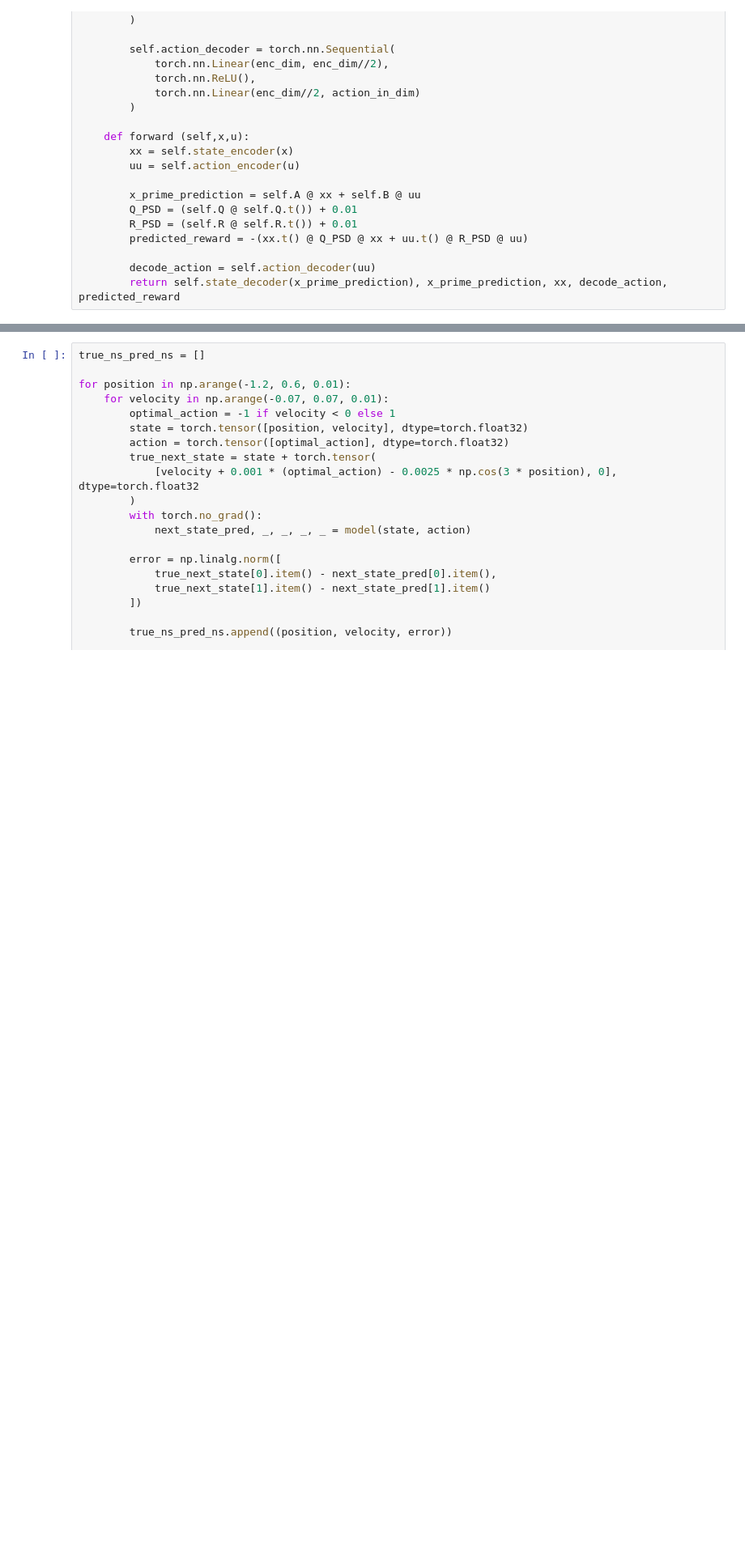
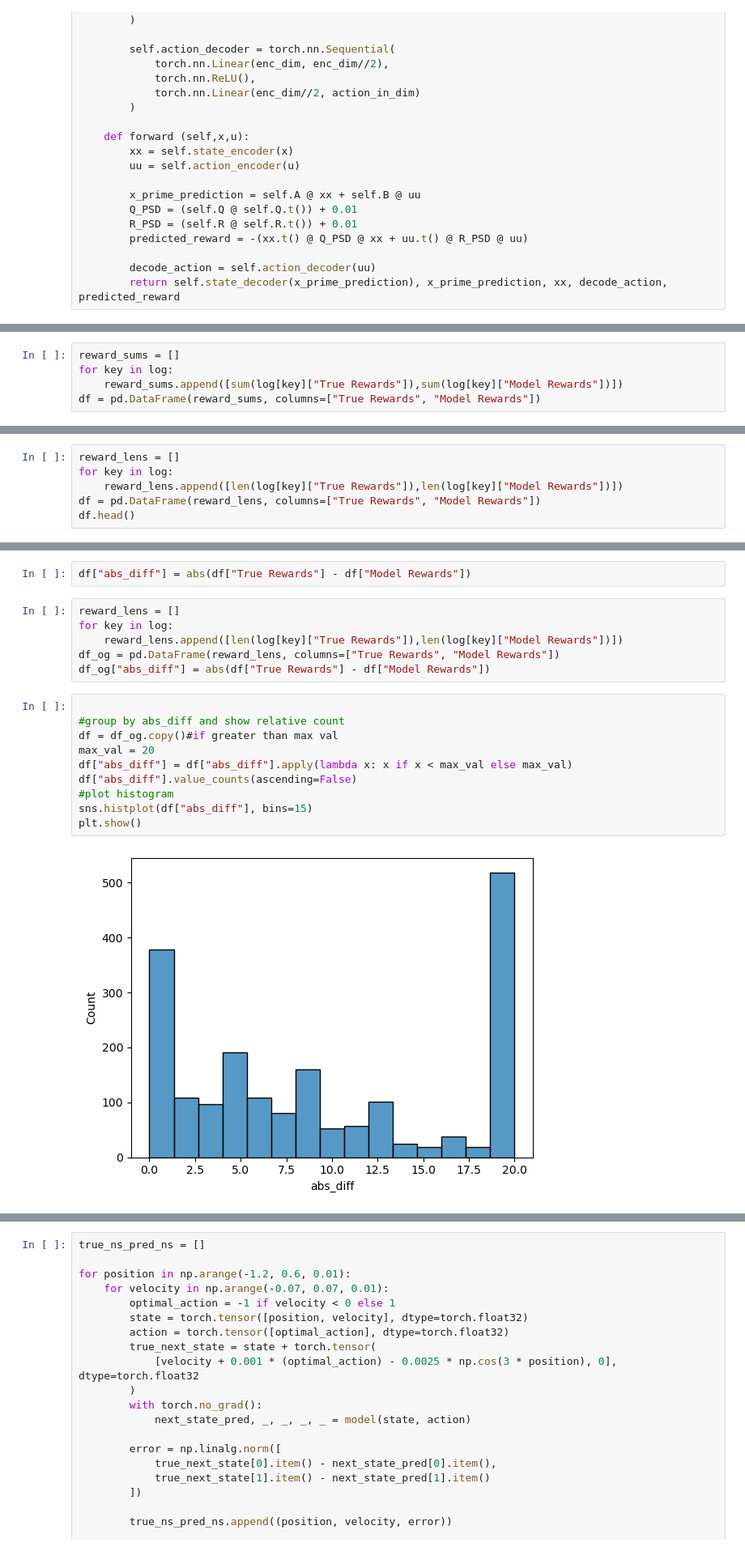
Before and after one commit to codec-lab/LQR_Research, a Jupyter notebook: Proof_Of_Concept/Mountain_Car_Full.ipynb, the cells around one changed output, grey strips where cells are left out. Shown: that part at 81% size. Drawn from its saved outputs; the diff is of its cells as text; blank space fills up the shorter version.

```diff
--- a/Proof_Of_Concept/Mountain_Car_Full.ipynb
+++ b/Proof_Of_Concept/Mountain_Car_Full.ipynb
@@ -167,0 +374,5 @@ Epoch 29 Train State Loss: 0.00041958542701239467 Action Loss: 8.65193895672758e
+# %%
+reward_sums = []
+for key in log:
+    reward_sums.append([sum(log[key]["True Rewards"]),sum(log[key]["Model Rewards"])])
+df = pd.DataFrame(reward_sums, columns=["True Rewards", "Model Rewards"])
@@ -167,0 +397,6 @@ Epoch 29 Train State Loss: 0.00041958542701239467 Action Loss: 8.65193895672758e
+# %%
+reward_lens = []
+for key in log:
+    reward_lens.append([len(log[key]["True Rewards"]),len(log[key]["Model Rewards"])])
+df = pd.DataFrame(reward_lens, columns=["True Rewards", "Model Rewards"])
+df.head()
@@ -167,0 +410,20 @@ Epoch 29 Train State Loss: 0.00041958542701239467 Action Loss: 8.65193895672758e
+# %%
+df["abs_diff"] = abs(df["True Rewards"] - df["Model Rewards"])
+# %%
+reward_lens = []
+for key in log:
+    reward_lens.append([len(log[key]["True Rewards"]),len(log[key]["Model Rewards"])])
+df_og = pd.DataFrame(reward_lens, columns=["True Rewards", "Model Rewards"])
+df_og["abs_diff"] = abs(df["True Rewards"] - df["Model Rewards"])
+# %%
+
+#group by abs_diff and show relative count
+df = df_og.copy()#if greater than max val
+max_val = 20
+df["abs_diff"] = df["abs_diff"].apply(lambda x: x if x < max_val else max_val)
+df["abs_diff"].value_counts(ascending=False)
+#plot histogram
+sns.histplot(df["abs_diff"], bins=15)
+plt.show()
+# %% [output]
+[figure, added]
```
Also changed, not shown: parts of 28 cells of this notebook, 3 other files.
